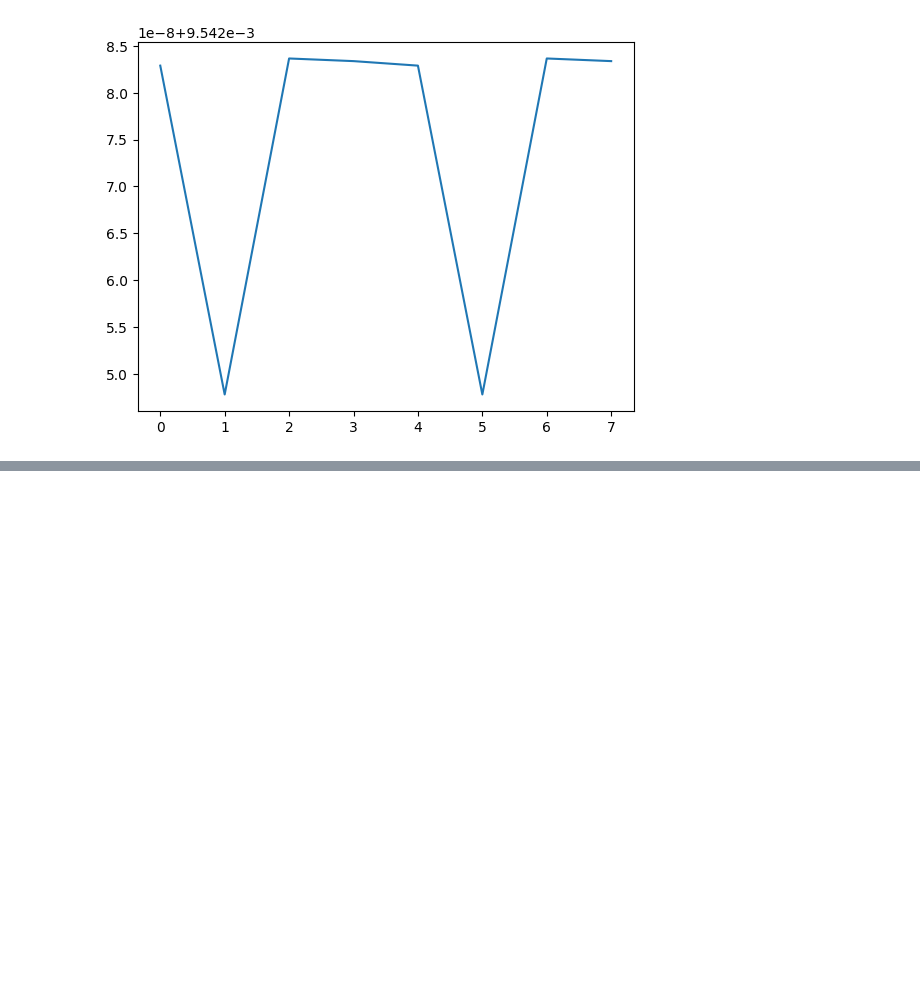
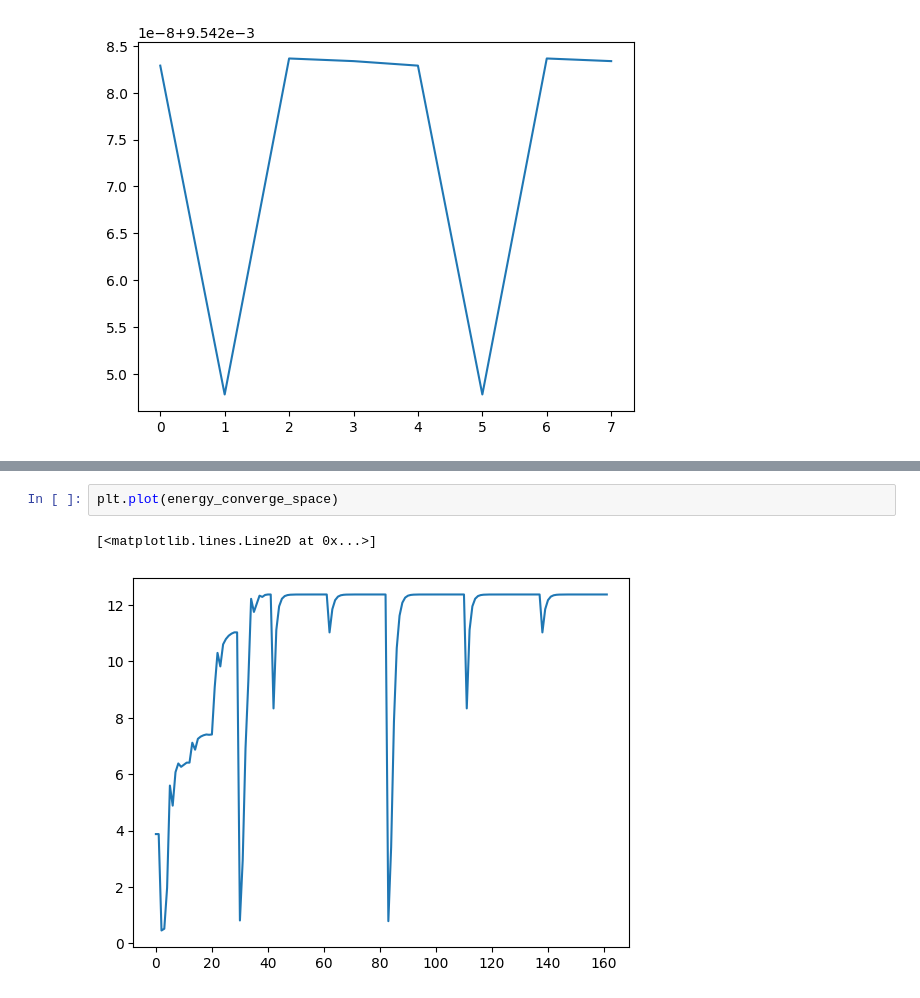
Before and after one commit to justinmiller33/3dasm_project, a Jupyter notebook: Optimization.ipynb, the cells around one changed output, grey strips where cells are left out. Drawn from its saved outputs; the diff is of its cells as text; blank space fills up the shorter version.

```diff
--- a/Optimization.ipynb
+++ b/Optimization.ipynb
@@ -640,0 +723,5 @@ plt.plot(energy_converge_space)
+# %%
+plt.plot(energy_converge_space)
+# %% [output]
+[<matplotlib.lines.Line2D at 0x...>]
+[figure, added]
```
Also changed, not shown: parts of 12 cells of this notebook.
